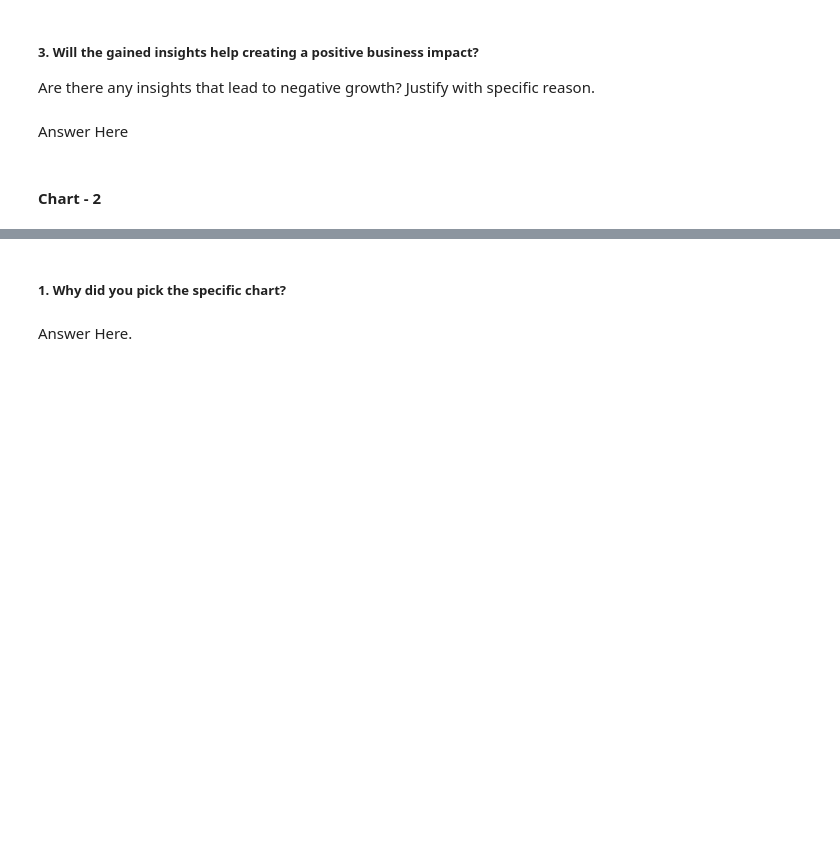
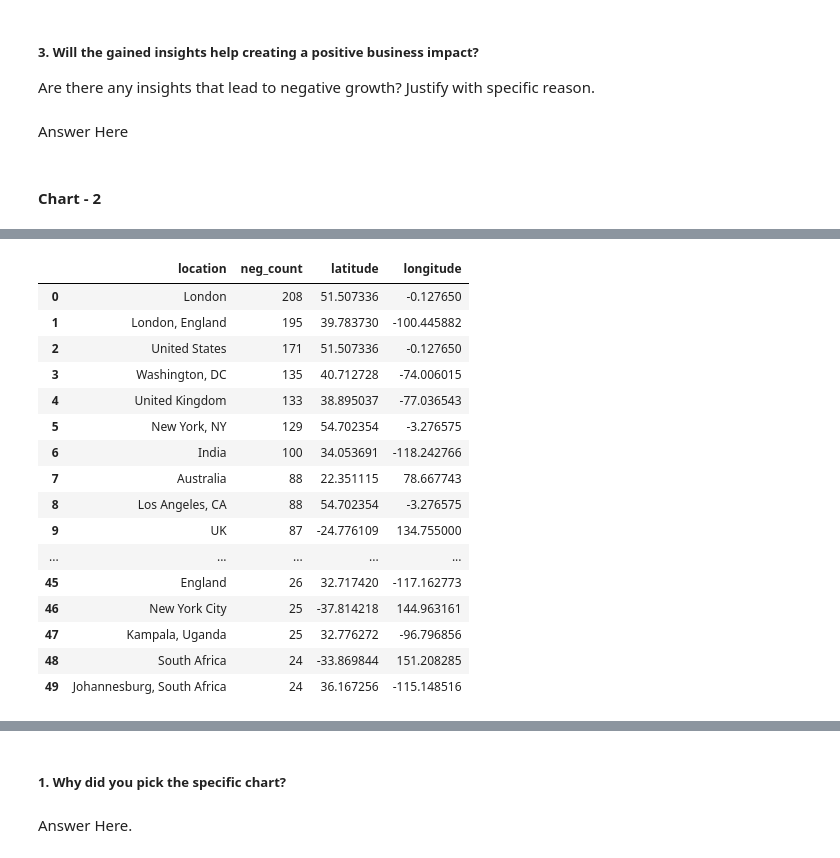
Before and after one commit to kuldeep-sngh/Covid-19-Tweet-Sentiment-Analysis, a Jupyter notebook: Covid_19_Tweet_Sentiment_Analysis.ipynb, the cells around one changed output, grey strips where cells are left out. Drawn from its saved outputs; the diff is of its cells as text; code cells hidden in the pictures; blank space fills up the shorter version.

```diff
--- a/Covid_19_Tweet_Sentiment_Analysis.ipynb
+++ b/Covid_19_Tweet_Sentiment_Analysis.ipynb
@@ -273,0 +436,20 @@ Answer Here
+# %%
+top_neg_df
+# %% [output]
+|  | location | neg_count | latitude | longitude |
+| 0 | London | 208 | 51.507336 | -0.127650 |
+| 1 | London, England | 195 | 39.783730 | -100.445882 |
+| 2 | United States | 171 | 51.507336 | -0.127650 |
+| 3 | Washington, DC | 135 | 40.712728 | -74.006015 |
+| 4 | United Kingdom | 133 | 38.895037 | -77.036543 |
+| 5 | New York, NY | 129 | 54.702354 | -3.276575 |
+| 6 | India | 100 | 34.053691 | -118.242766 |
+| 7 | Australia | 88 | 22.351115 | 78.667743 |
+| 8 | Los Angeles, CA | 88 | 54.702354 | -3.276575 |
+| 9 | UK | 87 | -24.776109 | 134.755000 |
+| ... | ... | ... | ... | ... |
+| 45 | England | 26 | 32.717420 | -117.162773 |
+| 46 | New York City | 25 | -37.814218 | 144.963161 |
+| 47 | Kampala, Uganda | 25 | 32.776272 | -96.796856 |
+| 48 | South Africa | 24 | -33.869844 | 151.208285 |
+| 49 | Johannesburg, South Africa | 24 | 36.167256 | -115.148516 |
```
Also changed, not shown: parts of 31 cells of this notebook.
